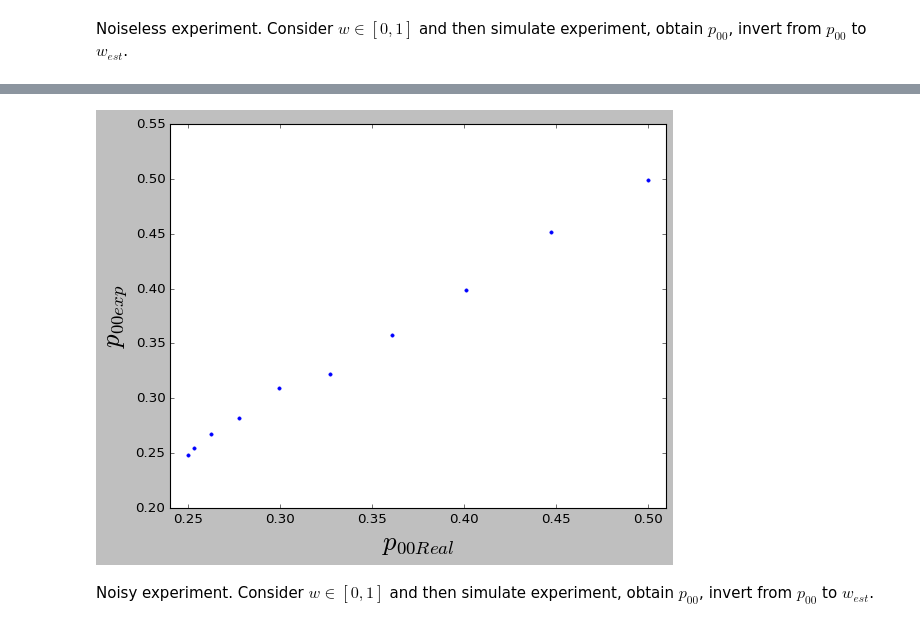
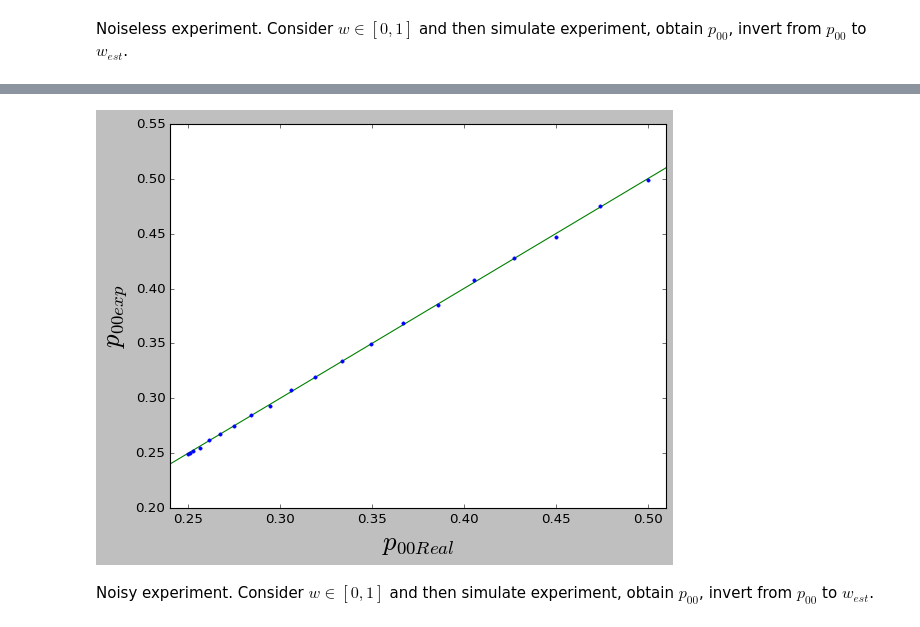
Before and after one commit to netq-oist/distimator, a Jupyter notebook: Estimation_of_w.ipynb, the cells around one changed output, grey strips where cells are left out. Cells and saved outputs as stored; diff of their text form; code cells hidden in the pictures.

```diff
--- a/Estimation_of_w.ipynb
+++ b/Estimation_of_w.ipynb
@@ -642,7 +628,7 @@ plt.show()
 # %% [markdown]
 Noiseless experiment. Consider $w \in [0,1]$ and then simulate experiment, obtain $p_{00}$, invert from $p_{00}$ to $w_{est}$.
 # %%
-Nsamples = 8000
+Nsamples = 100000
 
 # parameters for noiseless scenario
 tArray = np.zeros(Nsamples)
@@ -665,28 +651,31 @@ mB = 1.0
 
 
 # initialisation of some w_real taken from 0 to 1
-wRealArray = np.linspace(0.0, 1.0, 10, endpoint=True)
+wRealArray = np.linspace(0.0, 1.0, 20, endpoint=True)
+p00RealArray = np.zeros(len(wRealArray))
 
 # initialisation of p00experimental array
-p00expArray = np.zeros(len(wRealArray))
-
+p00EstArray = np.zeros(len(wRealArray))
 
 # initialisation of p_00 and w_est
-p00RealArray = np.zeros(len(wRealArray))
-p00EstArray = np.zeros(len(wRealArray))
-wexpArray = np.zeros(len(wRealArray))
 wEstArray = np.zeros(len(wRealArray))
+p00EpsilonplusEstArray = np.zeros(len(wRealArray))
+p00EpsilonminusEstArray = np.zeros(len(wRealArray))
+wEpsilonplusEstArray = np.zeros(len(wRealArray))
+wEpsilonminusEstArray = np.zeros(len(wRealArray))
 epsilonw = np.zeros(len(wRealArray))
 
 #First calculate p00 from the w_real and then again inverting to w_est
 for q in np.arange(len(wRealArray)):
   print('iteration',q)
   p00RealArray[q] = p00expn(wRealArray[q])
-  p00expArray[q] = p00Experimental(wRealArray[q], Nsamples, pSuccess, tArray)
-  wexpArray[q] = invertWernerParam(p00expArray[q], tArray, eps)
-  p00EstArray[q] = p00expArray[q] + epsilon
+  p00EstArray[q] = p00Experimental(wRealArray[q], Nsamples, pSuccess, tArray)
   wEstArray[q] = invertWernerParam(p00EstArray[q], tArray, eps)
-  epsilonw[q] = abs(wexpArray[q] - wEstArray[q])
+  #p00EpsilonplusEstArray[q] = p00EstArray[q] + epsilon #plus array is not required since minus array is sufficient for our purpose
+  p00EpsilonminusEstArray[q] = p00EstArray[q] - epsilon
+  #wEpsilonplusEstArray[q] = invertWernerParam(p00EpsilonplusEstArray[q], tArray, eps)
+  wEpsilonminusEstArray[q] = invertWernerParam(p00EpsilonminusEstArray[q], tArray, eps)
+  epsilonw[q] = abs(wEpsilonminusEstArray[q] - wEstArray[q])
 # %% [output]
 iteration 0
 iteration 1
@@ -741,0 +742,16 @@ plt.show()
+# %%
+#For plotting
+plt.style.use('classic')
+
+fig, ax = plt.subplots()
+ax.errorbar(wEstArray, p00EstArray,  fmt='.', ls='dashed')
+
+ax.set_xlabel(r'$w_{\mathrm{real}}$', fontsize=24)
+ax.set_ylabel(r'$p_{00}exp$', fontsize=24)
+
+padx = 0.01
+pady = 0.05
+ax.set_xlim([0.0 - padx, 1.0 + padx])
+ax.set_ylim([0.25 - pady, 0.5 + pady])
+
+plt.show()
@@ -742,21 +760,21 @@ plt.show()
 # %%
 #For plotting
 plt.style.use('classic')
 
 fig, ax = plt.subplots()
-ax.errorbar(p00RealArray, p00expArray,  fmt='.', ls='none')
-
+ax.errorbar(p00RealArray, p00EstArray,  fmt='.', ls='none')
+ax.plot([0.,1.],[0.,1.], ls = 'solid')
 ax.set_xlabel(r'$p_{00Real}$', fontsize=24)
 ax.set_ylabel(r'$p_{00exp}$', fontsize=24)
 
 padx = 0.01
 pady = 0.05
 ax.set_xlim([0.25 - padx, 0.5 + padx])
 ax.set_ylim([0.25 - pady, 0.5 + pady])
 
 plt.show()
 # %% [output]
-[figure, old version]
+[figure, new version]
 # %% [markdown]
 Noisy experiment. Consider $w \in [0,1]$ and then simulate experiment, obtain $p_{00}$, invert from $p_{00}$ to $w_{est}$.
 # %%
```
Also changed, not shown: parts of 17 cells of this notebook.
